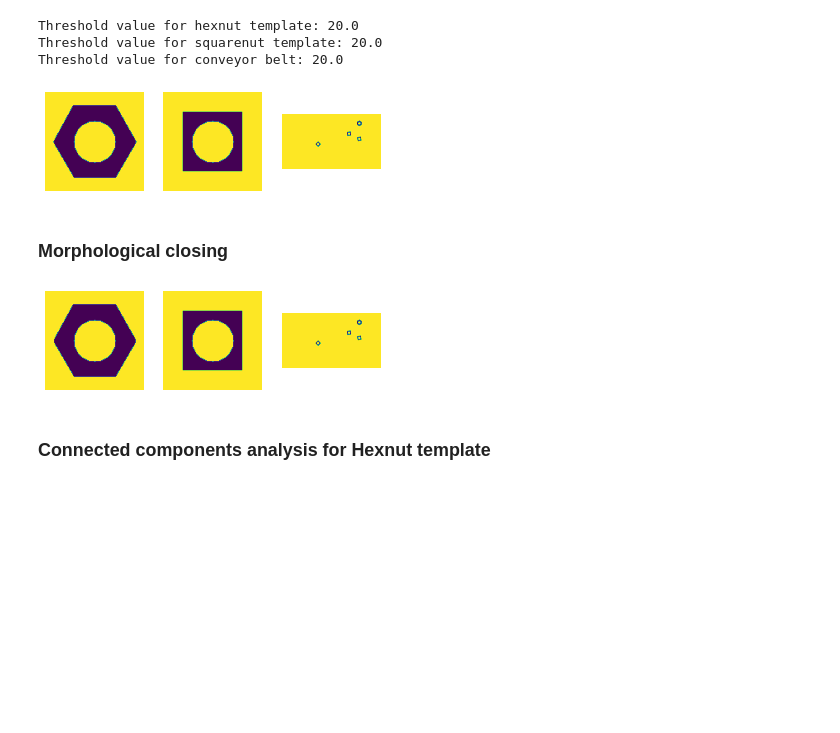
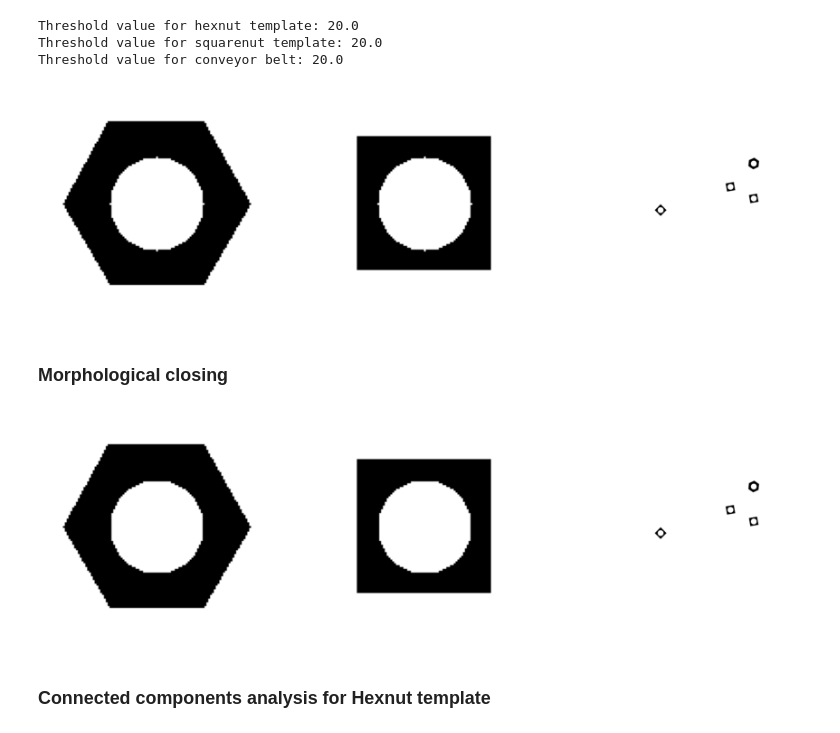
Before and after one commit to ChathurangaMMP/EN2550_Image_Processing_Exercises, a Jupyter notebook: Assignment 3/Assignment 03.ipynb, the cells around one changed output. Cells and saved outputs as stored; diff of their text form; code cells hidden in the pictures; blank space fills up the shorter version.

```diff
--- a/Assignment 3/Assignment 03.ipynb
+++ b/Assignment 3/Assignment 03.ipynb
@@ -41,16 +41,16 @@ Threshold value for hexnut template: 20.0
 Threshold value for squarenut template: 20.0
 Threshold value for conveyor belt: 20.0
 # %%
-fig,ax=plt.subplots(1,3)
-ax[0].imshow(hext)
+fig,ax=plt.subplots(1,3,figsize=(15,15))
+ax[0].imshow(cv.cvtColor(hext,cv.COLOR_RGB2BGR))
 ax[0].axis('off')
-ax[1].imshow(squaret)
+ax[1].imshow(cv.cvtColor(squaret,cv.COLOR_RGB2BGR))
 ax[1].axis('off')
-ax[2].imshow(belt)
+ax[2].imshow(cv.cvtColor(belt,cv.COLOR_RGB2BGR))
 ax[2].axis('off')
 plt.show()
 # %% [output]
-[figure, old version]
+[figure, new version]
 # %% [markdown]
 ### Morphological closing
 # %%
@@ -61,14 +64,14 @@ belt_closing = cv.morphologyEx(belt, cv.MORPH_CLOSE, kernel)
 # %%
-fig,ax=plt.subplots(1,3)
-ax[0].imshow(hex_closing)
+fig,ax=plt.subplots(1,3,figsize=(15,15))
+ax[0].imshow(cv.cvtColor(np.invert(hex_closing),cv.COLOR_RGB2BGR))
 ax[0].axis('off')
-ax[1].imshow(square_closing)
+ax[1].imshow(cv.cvtColor(np.invert(square_closing),cv.COLOR_RGB2BGR))
 ax[1].axis('off')
-ax[2].imshow(belt_closing)
+ax[2].imshow(cv.cvtColor(np.invert(belt_closing),cv.COLOR_RGB2BGR))
 ax[2].axis('off')
 plt.show()
 # %% [output]
-[figure, old version]
+[figure, new version]
 # %% [markdown]
 ### Connected components analysis for Hexnut template
 # %%
```
Also changed, not shown: parts of 3 cells of this notebook, 1 other file.
